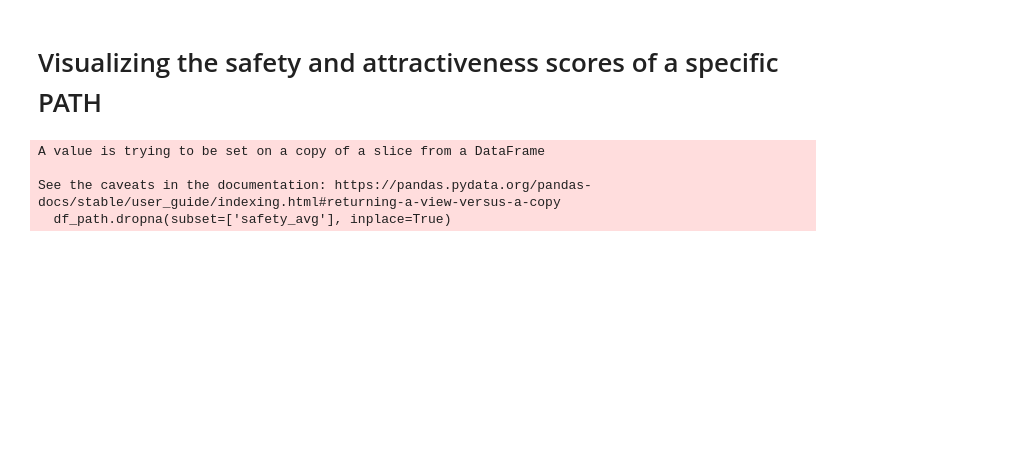
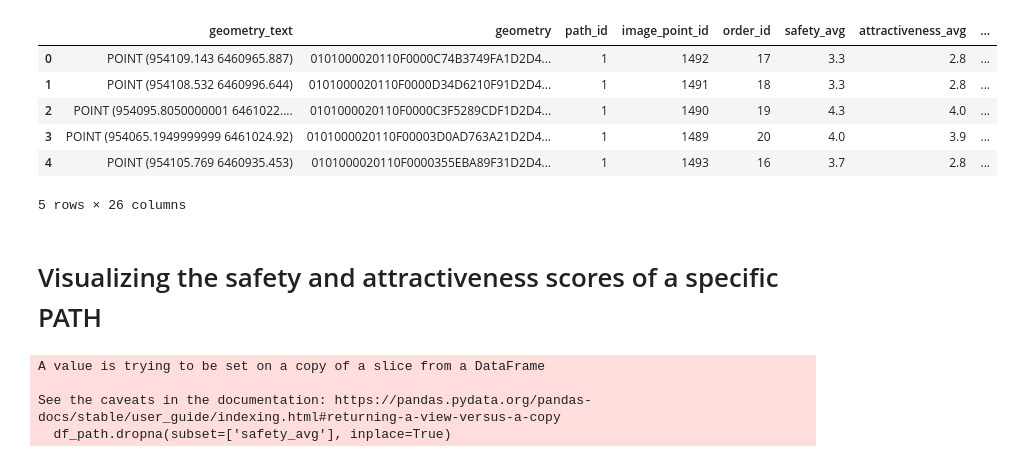
Before and after one commit to MiliasV/streetception, a Jupyter notebook: notebook/analysis_experimentation.ipynb, the cells around one changed output. Drawn from its saved outputs; the diff is of its cells as text; code cells hidden in the pictures; blank space fills up the shorter version.

```diff
--- a/notebook/analysis_experimentation.ipynb
+++ b/notebook/analysis_experimentation.ipynb
@@ -24,3 +12,16 @@ gdf_usr = gpd.GeoDataFrame.from_postgis(sql_usr, engine,geom_col='geometry')
+# %%
+df = pd.read_csv('../data_per_location.csv')
+df['geometry_text'] = df['geometry_text'].apply(shapely.wkt.loads)
+gdf = gpd.GeoDataFrame(df, crs='epsg:4326')
+gdf.head()
+# %% [output]
+|  | geometry_text | geometry | path_id | image_point_id | order_id | safety_avg | attractiveness_avg | ... |
+| 0 | POINT (954109.143 6460965.887) | 0101000020110F0000C74B3749FA1D2D4... | 1 | 1492 | 17 | 3.3 | 2.8 | ... |
+| 1 | POINT (954108.532 6460996.644) | 0101000020110F0000D34D6210F91D2D4... | 1 | 1491 | 18 | 3.3 | 2.8 | ... |
+| 2 | POINT (954095.8050000001 6461022.... | 0101000020110F0000C3F5289CDF1D2D4... | 1 | 1490 | 19 | 4.3 | 4.0 | ... |
+| 3 | POINT (954065.1949999999 6461024.92) | 0101000020110F00003D0AD763A21D2D4... | 1 | 1489 | 20 | 4.0 | 3.9 | ... |
+| 4 | POINT (954105.769 6460935.453) | 0101000020110F0000355EBA89F31D2D4... | 1 | 1493 | 16 | 3.7 | 2.8 | ... |
+5 rows × 26 columns
 # %% [markdown]
 # Visualizing the safety and attractiveness scores of a specific PATH
 # %%
```
Also changed, not shown: parts of 30 cells of this notebook.
